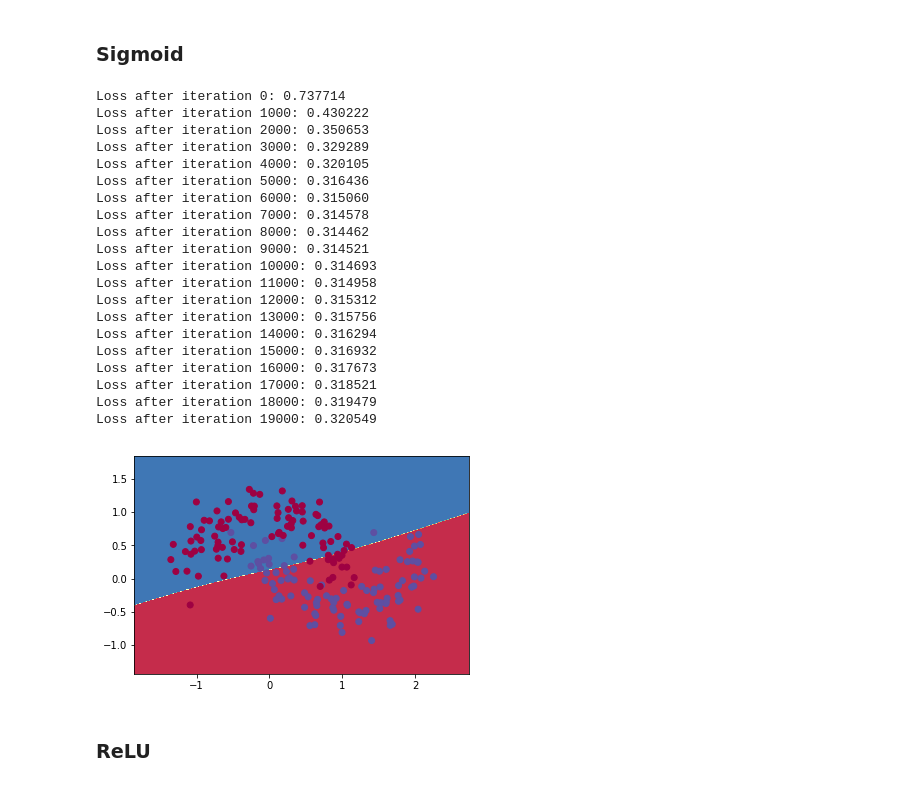
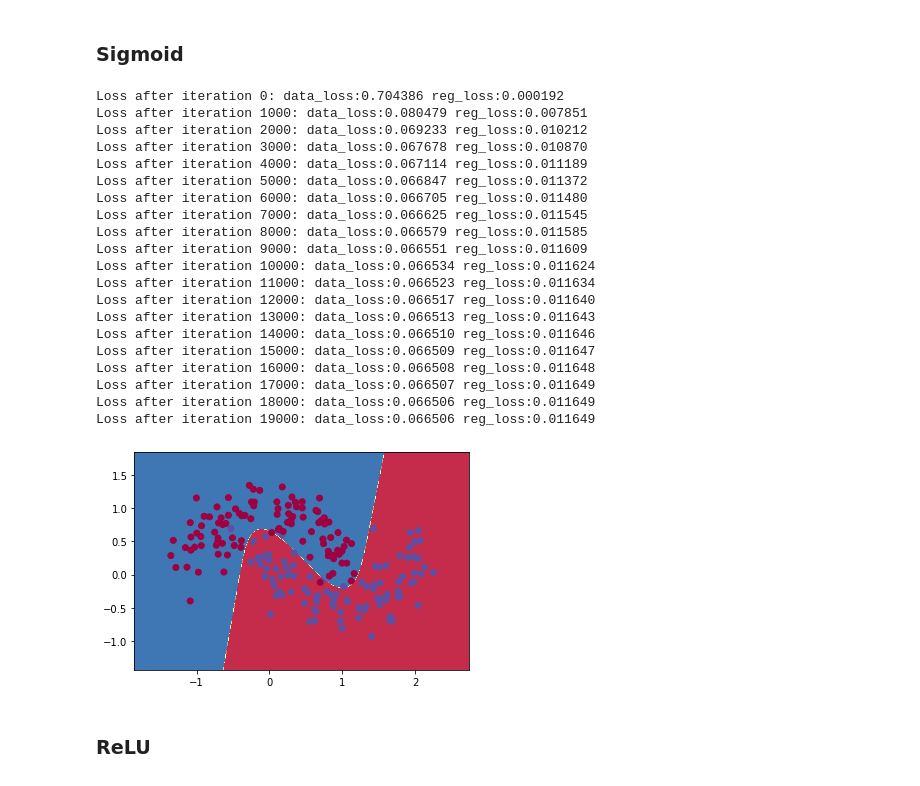
Before and after one commit to ZhuokunDing/COMP576, a Jupyter notebook: assignments/Assignment1/Assignment1.ipynb, the cells around one changed output. Cells and saved outputs as stored; diff of their text form; code cells hidden in the pictures.

```diff
--- a/assignments/Assignment1/Assignment1.ipynb
+++ b/assignments/Assignment1/Assignment1.ipynb
@@ -43,30 +43,30 @@ Loss after iteration 19000: 0.153511
 ### Sigmoid
 # %%
 model = NeuralNetwork(nn_input_dim=2, nn_hidden_dim=3 , nn_output_dim=2, actFun_type='sigmoid')
-model.fit_model(X,y,epsilon=0.0001)
+model.fit_model(X,y,epsilon=0.01)
 model.visualize_decision_boundary(X,y)
 # %% [output]
-Loss after iteration 0: 0.737714
-Loss after iteration 1000: 0.430222
-Loss after iteration 2000: 0.350653
-Loss after iteration 3000: 0.329289
-Loss after iteration 4000: 0.320105
-Loss after iteration 5000: 0.316436
-Loss after iteration 6000: 0.315060
-Loss after iteration 7000: 0.314578
-Loss after iteration 8000: 0.314462
-Loss after iteration 9000: 0.314521
-Loss after iteration 10000: 0.314693
-Loss after iteration 11000: 0.314958
-Loss after iteration 12000: 0.315312
-Loss after iteration 13000: 0.315756
-Loss after iteration 14000: 0.316294
-Loss after iteration 15000: 0.316932
-Loss after iteration 16000: 0.317673
-Loss after iteration 17000: 0.318521
-Loss after iteration 18000: 0.319479
-Loss after iteration 19000: 0.320549
+Loss after iteration 0: data_loss:0.704386 reg_loss:0.000192
+Loss after iteration 1000: data_loss:0.080479 reg_loss:0.007851
+Loss after iteration 2000: data_loss:0.069233 reg_loss:0.010212
+Loss after iteration 3000: data_loss:0.067678 reg_loss:0.010870
+Loss after iteration 4000: data_loss:0.067114 reg_loss:0.011189
+Loss after iteration 5000: data_loss:0.066847 reg_loss:0.011372
+Loss after iteration 6000: data_loss:0.066705 reg_loss:0.011480
+Loss after iteration 7000: data_loss:0.066625 reg_loss:0.011545
+Loss after iteration 8000: data_loss:0.066579 reg_loss:0.011585
+Loss after iteration 9000: data_loss:0.066551 reg_loss:0.011609
+Loss after iteration 10000: data_loss:0.066534 reg_loss:0.011624
+Loss after iteration 11000: data_loss:0.066523 reg_loss:0.011634
+Loss after iteration 12000: data_loss:0.066517 reg_loss:0.011640
+Loss after iteration 13000: data_loss:0.066513 reg_loss:0.011643
+Loss after iteration 14000: data_loss:0.066510 reg_loss:0.011646
+Loss after iteration 15000: data_loss:0.066509 reg_loss:0.011647
+Loss after iteration 16000: data_loss:0.066508 reg_loss:0.011648
+Loss after iteration 17000: data_loss:0.066507 reg_loss:0.011649
+Loss after iteration 18000: data_loss:0.066506 reg_loss:0.011649
+Loss after iteration 19000: data_loss:0.066506 reg_loss:0.011649
-[figure, old version]
+[figure, new version]
 # %% [markdown]
 ### ReLU
 # %%
```
Also changed, not shown: parts of 11 cells of this notebook, 2 other files.
